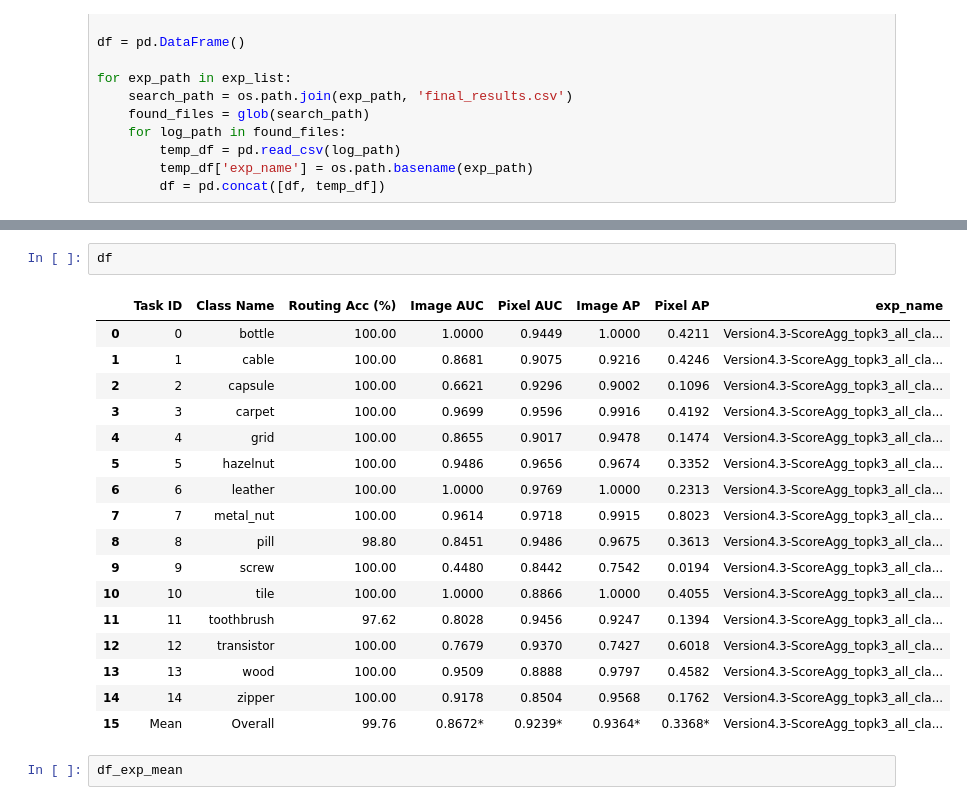
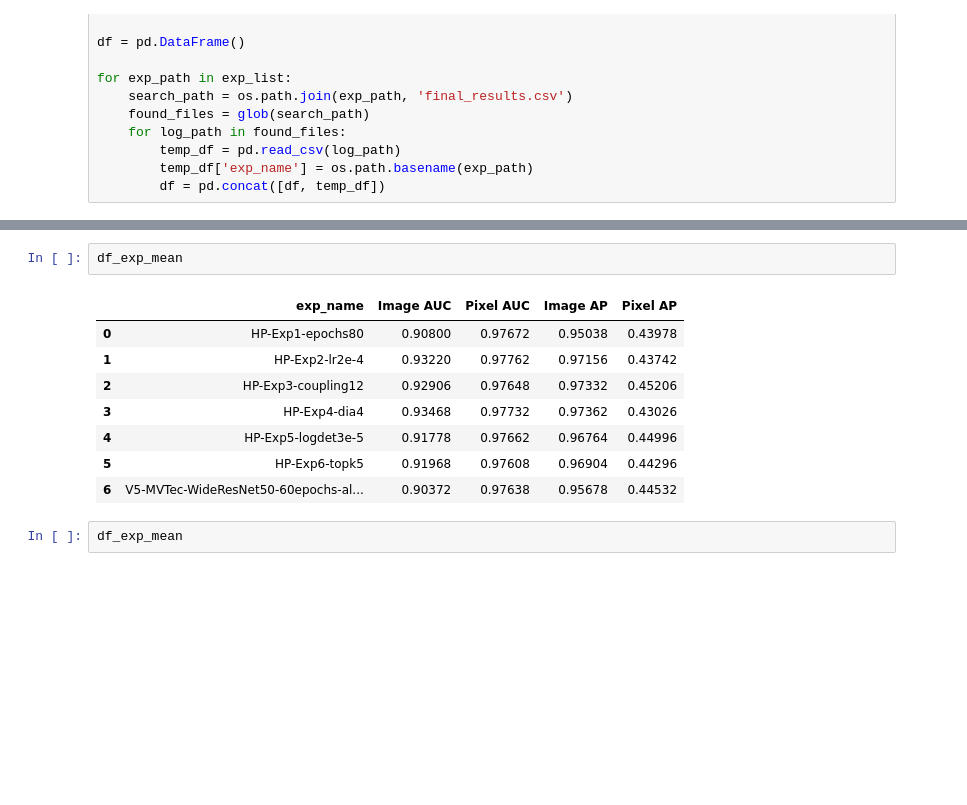
Before and after one commit to crimama/moleflow, a Jupyter notebook: notebook/result_analysis.ipynb, the cells around one changed output, grey strips where cells are left out. Cells and saved outputs as stored; diff of their text form; blank space fills up the shorter version.

```diff
--- a/notebook/result_analysis.ipynb
+++ b/notebook/result_analysis.ipynb
@@ -239,23 +182,14 @@ df_exp_mean = df_filtered.groupby('exp_name')[metrics].mean().reset_index()
 # %%
-df
+df_exp_mean
 # %% [output]
-|  | Task ID | Class Name | Routing Acc (%) | Image AUC | Pixel AUC | Image AP | Pixel AP | exp_name |
-| 0 | 0 | bottle | 100.00 | 1.0000 | 0.9449 | 1.0000 | 0.4211 | Version4.3-ScoreAgg_topk3_all_cla... |
-| 1 | 1 | cable | 100.00 | 0.8681 | 0.9075 | 0.9216 | 0.4246 | Version4.3-ScoreAgg_topk3_all_cla... |
-| 2 | 2 | capsule | 100.00 | 0.6621 | 0.9296 | 0.9002 | 0.1096 | Version4.3-ScoreAgg_topk3_all_cla... |
-| 3 | 3 | carpet | 100.00 | 0.9699 | 0.9596 | 0.9916 | 0.4192 | Version4.3-ScoreAgg_topk3_all_cla... |
-| 4 | 4 | grid | 100.00 | 0.8655 | 0.9017 | 0.9478 | 0.1474 | Version4.3-ScoreAgg_topk3_all_cla... |
-| 5 | 5 | hazelnut | 100.00 | 0.9486 | 0.9656 | 0.9674 | 0.3352 | Version4.3-ScoreAgg_topk3_all_cla... |
-| 6 | 6 | leather | 100.00 | 1.0000 | 0.9769 | 1.0000 | 0.2313 | Version4.3-ScoreAgg_topk3_all_cla... |
-| 7 | 7 | metal_nut | 100.00 | 0.9614 | 0.9718 | 0.9915 | 0.8023 | Version4.3-ScoreAgg_topk3_all_cla... |
-| 8 | 8 | pill | 98.80 | 0.8451 | 0.9486 | 0.9675 | 0.3613 | Version4.3-ScoreAgg_topk3_all_cla... |
-| 9 | 9 | screw | 100.00 | 0.4480 | 0.8442 | 0.7542 | 0.0194 | Version4.3-ScoreAgg_topk3_all_cla... |
-| 10 | 10 | tile | 100.00 | 1.0000 | 0.8866 | 1.0000 | 0.4055 | Version4.3-ScoreAgg_topk3_all_cla... |
-| 11 | 11 | toothbrush | 97.62 | 0.8028 | 0.9456 | 0.9247 | 0.1394 | Version4.3-ScoreAgg_topk3_all_cla... |
-| 12 | 12 | transistor | 100.00 | 0.7679 | 0.9370 | 0.7427 | 0.6018 | Version4.3-ScoreAgg_topk3_all_cla... |
-| 13 | 13 | wood | 100.00 | 0.9509 | 0.8888 | 0.9797 | 0.4582 | Version4.3-ScoreAgg_topk3_all_cla... |
-| 14 | 14 | zipper | 100.00 | 0.9178 | 0.8504 | 0.9568 | 0.1762 | Version4.3-ScoreAgg_topk3_all_cla... |
-| 15 | Mean | Overall | 99.76 | 0.8672* | 0.9239* | 0.9364* | 0.3368* | Version4.3-ScoreAgg_topk3_all_cla... |
+|  | exp_name | Image AUC | Pixel AUC | Image AP | Pixel AP |
+| 0 | HP-Exp1-epochs80 | 0.90800 | 0.97672 | 0.95038 | 0.43978 |
+| 1 | HP-Exp2-lr2e-4 | 0.93220 | 0.97762 | 0.97156 | 0.43742 |
+| 2 | HP-Exp3-coupling12 | 0.92906 | 0.97648 | 0.97332 | 0.45206 |
+| 3 | HP-Exp4-dia4 | 0.93468 | 0.97732 | 0.97362 | 0.43026 |
+| 4 | HP-Exp5-logdet3e-5 | 0.91778 | 0.97662 | 0.96764 | 0.44996 |
+| 5 | HP-Exp6-topk5 | 0.91968 | 0.97608 | 0.96904 | 0.44296 |
+| 6 | V5-MVTec-WideResNet50-60epochs-al... | 0.90372 | 0.97638 | 0.95678 | 0.44532 |
 # %%
 df_exp_mean
 # %% [output]
```
Also changed, not shown: parts of 9 cells of this notebook, 13 other files.
